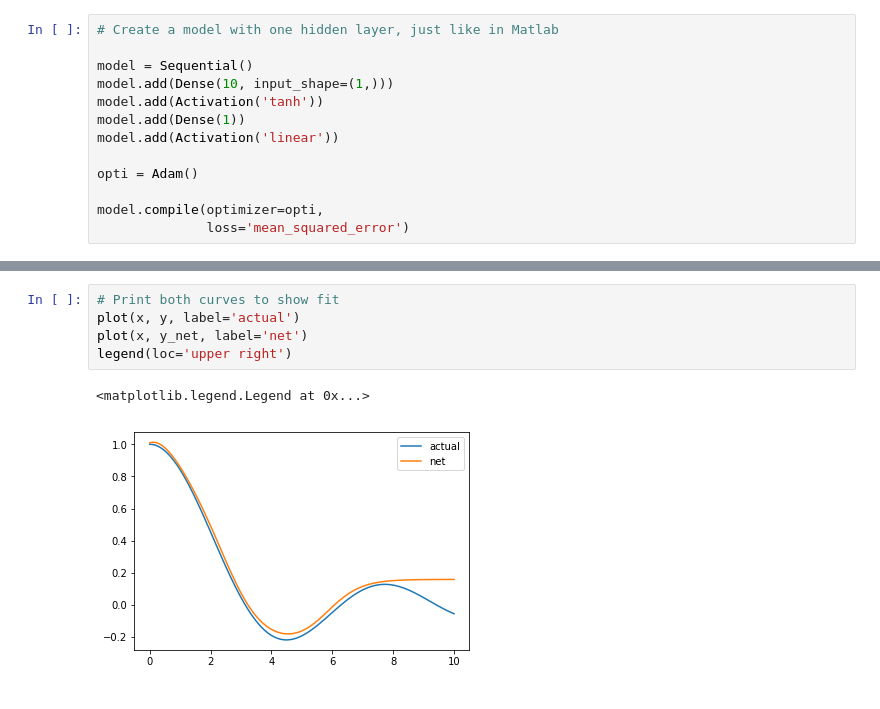
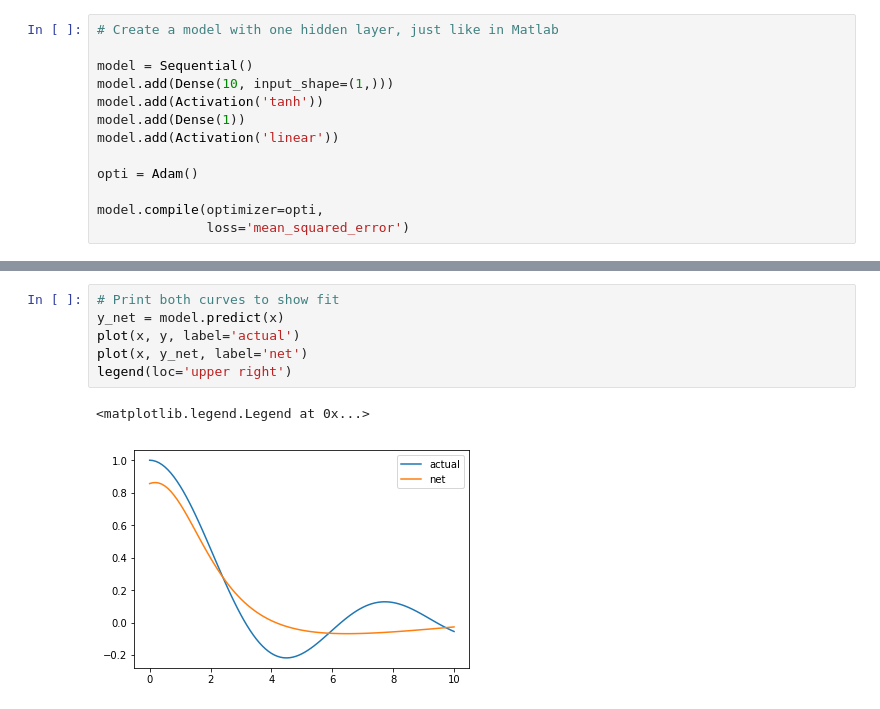
Before and after one commit to Tabascl/keras-vs-matlab, a Jupyter notebook: vsmatlab.ipynb, the cells around one changed output, grey strips where cells are left out. Drawn from its saved outputs; the diff is of its cells as text.

```diff
--- a/vsmatlab.ipynb
+++ b/vsmatlab.ipynb
@@ -80,8 +80,9 @@ Validation loss at last step: 0.005721
 # %%
 # Print both curves to show fit
+y_net = model.predict(x)
 plot(x, y, label='actual')
 plot(x, y_net, label='net')
 legend(loc='upper right')
 # %% [output]
 <matplotlib.legend.Legend at 0x...>
-[figure, old version]
+[figure, new version]
```
Also changed, not shown: parts of 2 cells of this notebook.
